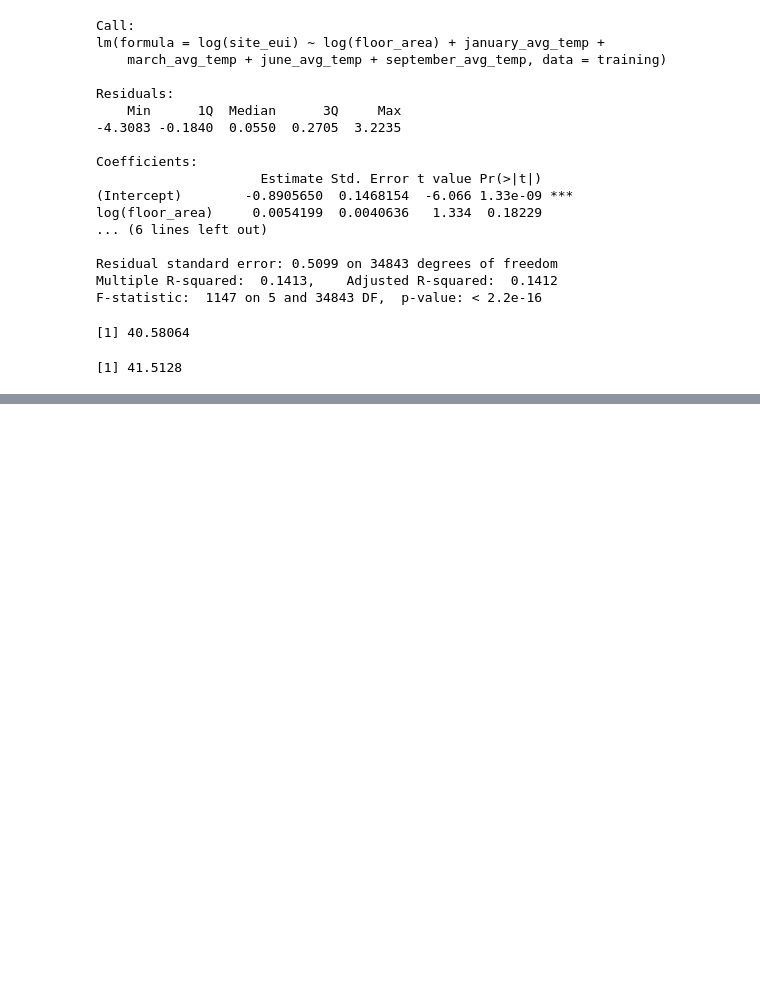
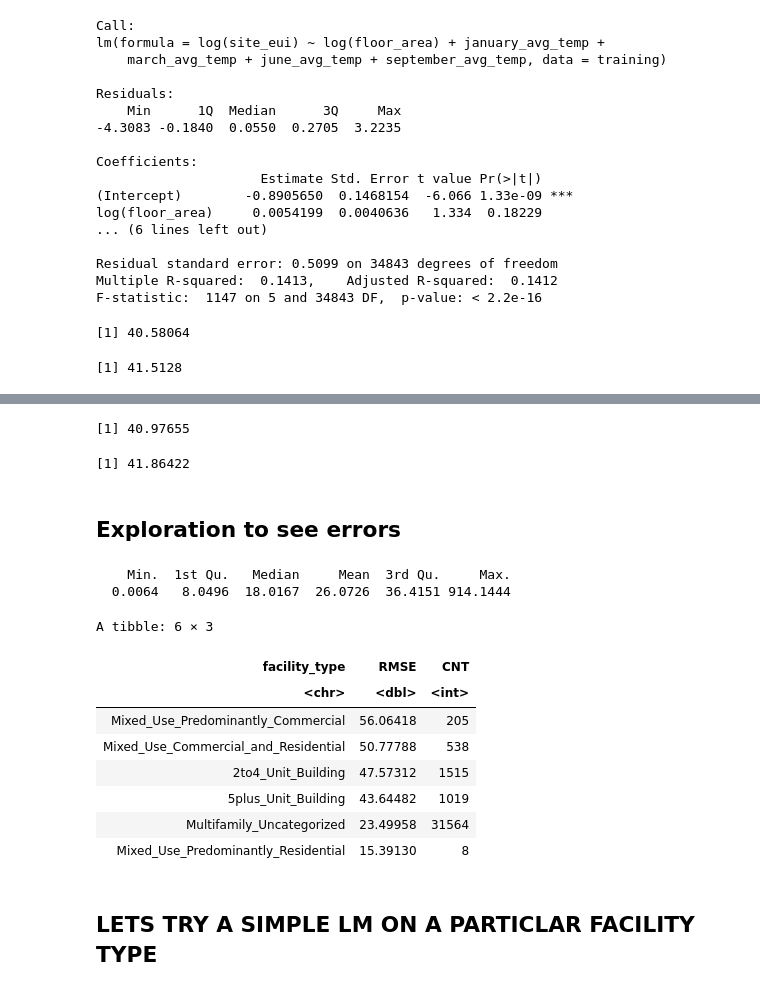
Before and after one commit to OmdenaAI/silicon-valley-chapter-data-science-for-climate-change, a Jupyter notebook: src/tasks/task-3-model-development/Basic LRM in R.ipynb, the cells around one changed output, grey strips where cells are left out. Cells and saved outputs as stored; diff of their text form; code cells hidden in the pictures; blank space fills up the shorter version.

Commit message:
Further Exploration of models

```diff
--- a/src/tasks/task-3-model-development/Basic LRM in R.ipynb
+++ b/src/tasks/task-3-model-development/Basic LRM in R.ipynb
@@ -325,0 +357,43 @@ rmse(testing$site_eui, exp(testing$predicted_site_eui))
+# %%
+training$predicted_site_eui <- predict(model.avg, newdata=training)
+rmse(training$site_eui, training$predicted_site_eui)
+# %% [output]
+[1] 40.97655
+# %%
+testing$predicted_site_eui <- predict(model.avg, newdata=testing)
+rmse(testing$site_eui, testing$predicted_site_eui)
+# %% [output]
+[1] 41.86422
+# %% [markdown]
+## Exploration to see errors
+# %%
+summary(abs(testing$site_eui-testing$predicted_site_eui))
+# %% [output]
+    Min.  1st Qu.   Median     Mean  3rd Qu.     Max.
+  0.0064   8.0496  18.0167  26.0726  36.4151 914.1444
+# %%
+df.plot <-
+
+query(
+" SELECT facility_type,
+    AVG(ABS(site_eui-predicted_site_eui)) AS RMSE,
+    COUNT(*) AS CNT
+    FROM training
+    GROUP BY facility_type
+    ORDER BY AVG(ABS(site_eui-predicted_site_eui)) DESC
+;"
+)
+# %%
+df.plot
+# %% [output]
+A tibble: 6 × 3
+| facility_type | RMSE | CNT |
+| <chr> | <dbl> | <int> |
+| Mixed_Use_Predominantly_Commercial | 56.06418 | 205 |
+| Mixed_Use_Commercial_and_Residential | 50.77788 | 538 |
+| 2to4_Unit_Building | 47.57312 | 1515 |
+| 5plus_Unit_Building | 43.64482 | 1019 |
+| Multifamily_Uncategorized | 23.49958 | 31564 |
+| Mixed_Use_Predominantly_Residential | 15.39130 | 8 |
+# %% [markdown]
+## LETS TRY A SIMPLE LM ON A PARTICLAR FACILITY TYPE
```
Also changed, not shown: parts of 15 cells of this notebook, 1 other file.
